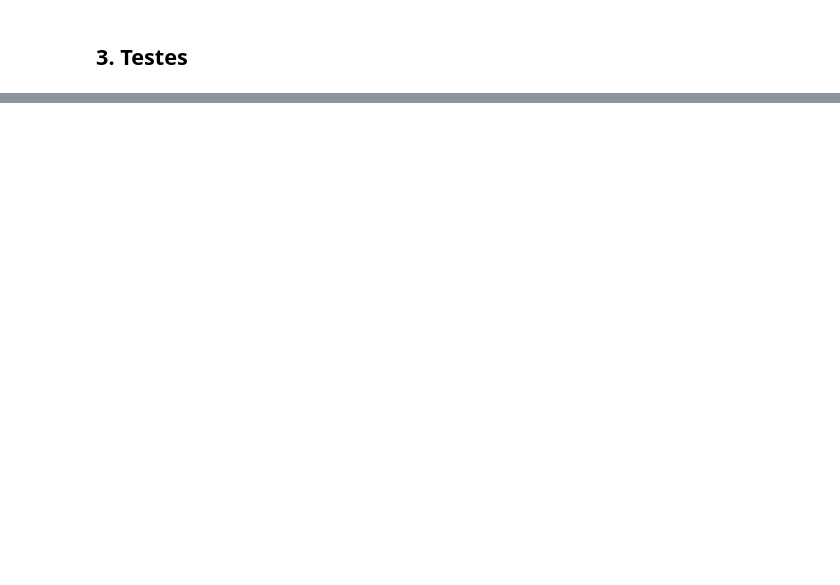
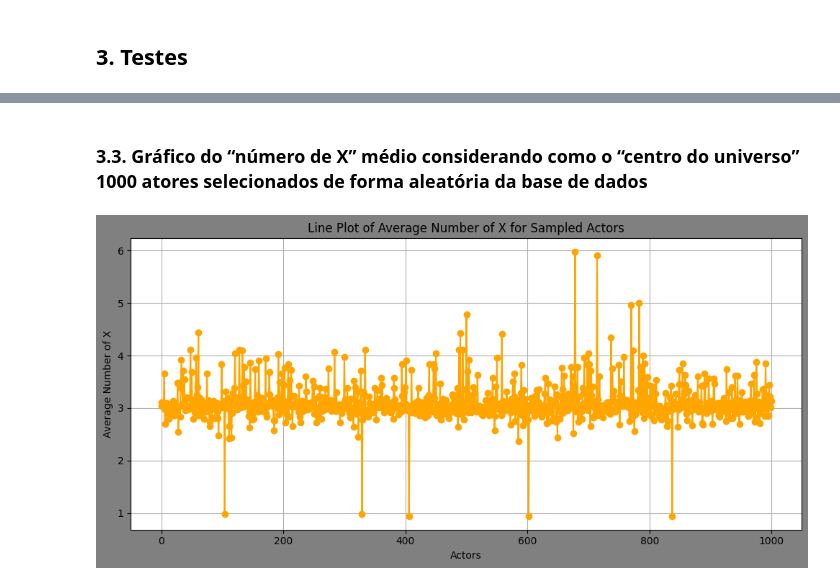
Before and after one commit to Andrxwwww/BaconOracle, a Jupyter notebook: BaconOracle.ipynb, the cells around one changed output, grey strips where cells are left out. Saved outputs shown, nothing was run; the diff lists cells and outputs as text; code cells hidden in the pictures; blank space fills up the shorter version.

```diff
--- a/BaconOracle.ipynb
+++ b/BaconOracle.ipynb
@@ -464,0 +525,33 @@ Average Bacon Number: 2.39
+# %% [markdown]
+### 3.3. Gráfico do “número de X” médio considerando como o “centro do universo” 1000 atores selecionados de forma aleatória da base de dados
+# %%
+import random
+
+def random_sample_actors(actors, num_samples=1000):
+    """ Randomly sample a number of actors from the list """
+    return random.sample(actors, min(num_samples, len(actors)))
+
+def calculate_and_plot_line(oracle):
+    all_actors = list(oracle.all_actors())
+    sampled_actors = random_sample_actors(all_actors)
+    results = {}
+
+    # calcula o número médio de X para cada ator amostrado
+    for actor in sampled_actors:
+        oracle.set_center_of_universe(actor)
+        average_number_of_x = oracle.average_number_of_X()
+        results[actor] = average_number_of_x
+
+    # Plotting
+    plt.figure(figsize=(10, 5) , facecolor='grey')
+    plt.plot(   list(results.values()) , marker='o', linestyle='-', color='orange')
+    plt.xlabel('Actors')
+    plt.ylabel('Average Number of X')
+    plt.title('Line Plot of Average Number of X for Sampled Actors')
+    plt.grid(True)
+    plt.tight_layout()
+    plt.show()
+
+calculate_and_plot_line(small_oracle)
+# %% [output]
+[figure, added]
```
Also changed, not shown: parts of 13 cells of this notebook, 9 other files.
